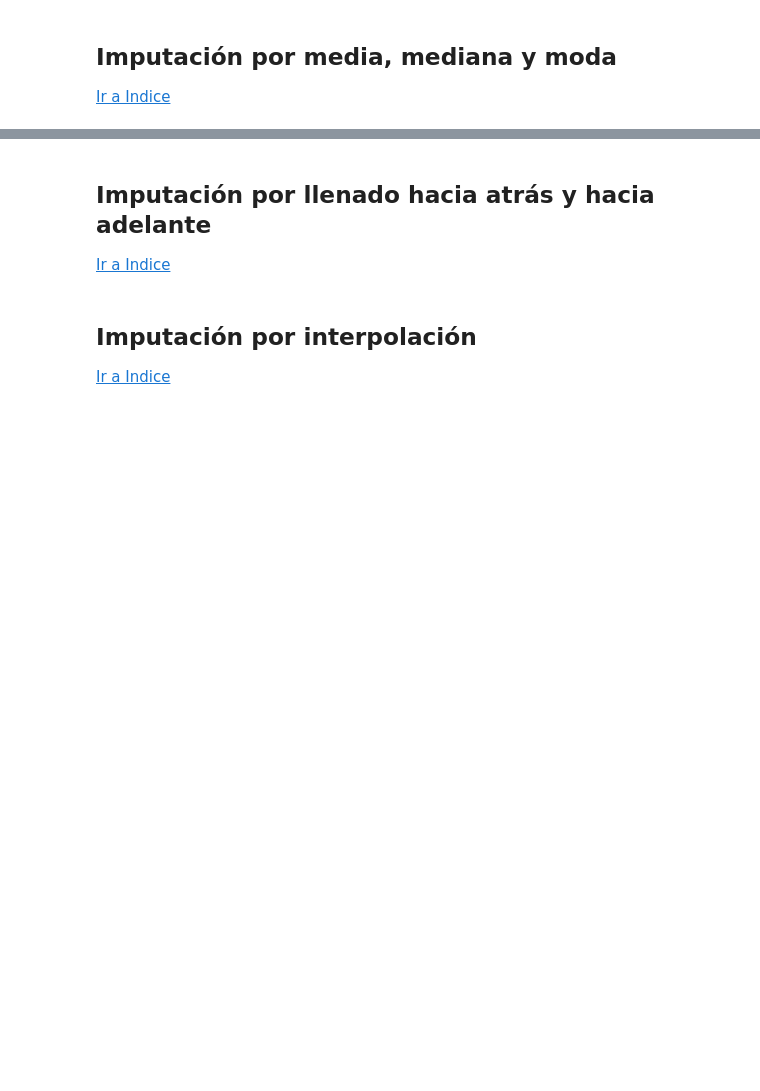
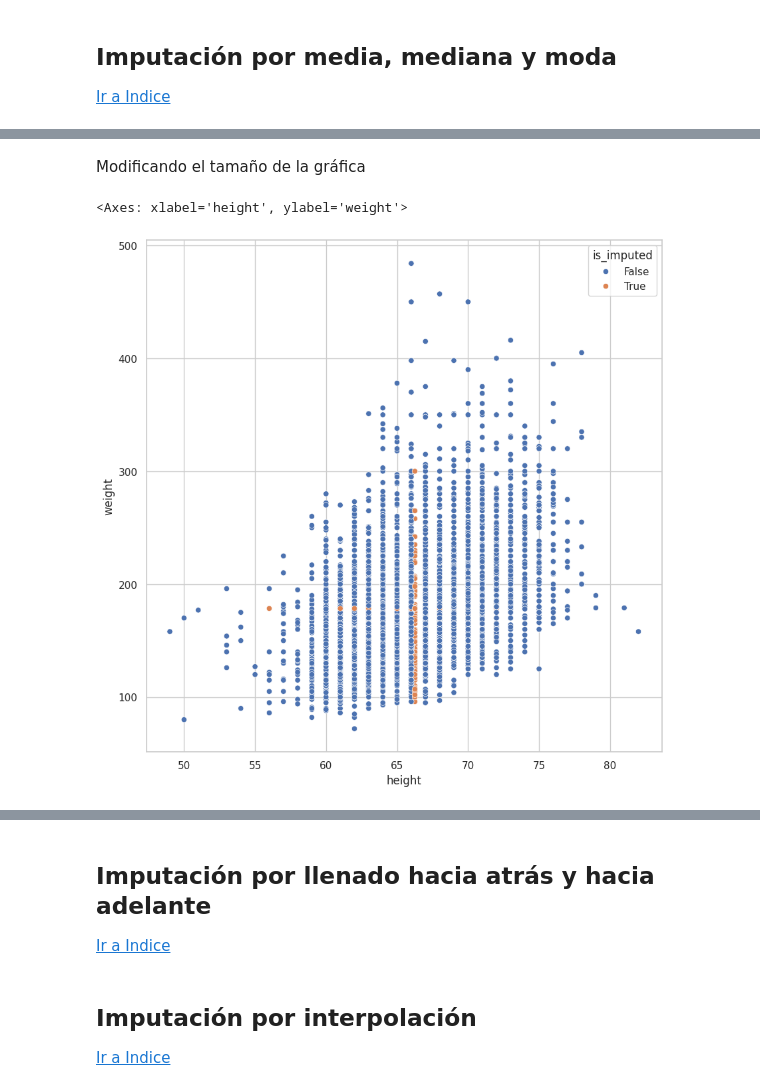
Before and after one commit to DensLopez/imputaci-n, a Jupyter notebook: codes/imputacion.ipynb, the cells around one changed output, grey strips where cells are left out. Cells and saved outputs as stored; diff of their text form; code cells hidden in the pictures; blank space fills up the shorter version.

```diff
--- a/codes/imputacion.ipynb
+++ b/codes/imputacion.ipynb
@@ -1775,0 +1927,25 @@ En este curso toca enfocarnos a **Imputación**
+# %% [markdown]
+Modificando el tamaño de la gráfica
+# %%
+plt.figure(figsize=(10,10))
+(
+    nhanes_df
+    #janitor
+    .select_columns('height','weight')
+    #Extensión de pandas `missing`
+    #aquí añadimos el sufijo para reconocer las imputadas
+    .missing.bind_shadow_matrix(True, False, suffix="_imp")
+    #imputando las variables y sobreescribiendo
+    #ESTO DE AQUÍ es igual a usar el transform
+    .assign(
+        height=lambda df: df.height.fillna(value=df.height.mean()),
+        weight=lambda df: df.weight.fillna(value=df.weight.mean())
+    )
+    .missing.scatter_imputation_plot(
+        x='height',
+        y='weight'
+    )
+)
+# %% [output]
+<Axes: xlabel='height', ylabel='weight'>
+[figure, added]
```
Also changed, not shown: parts of 22 cells of this notebook, 1 other file.
